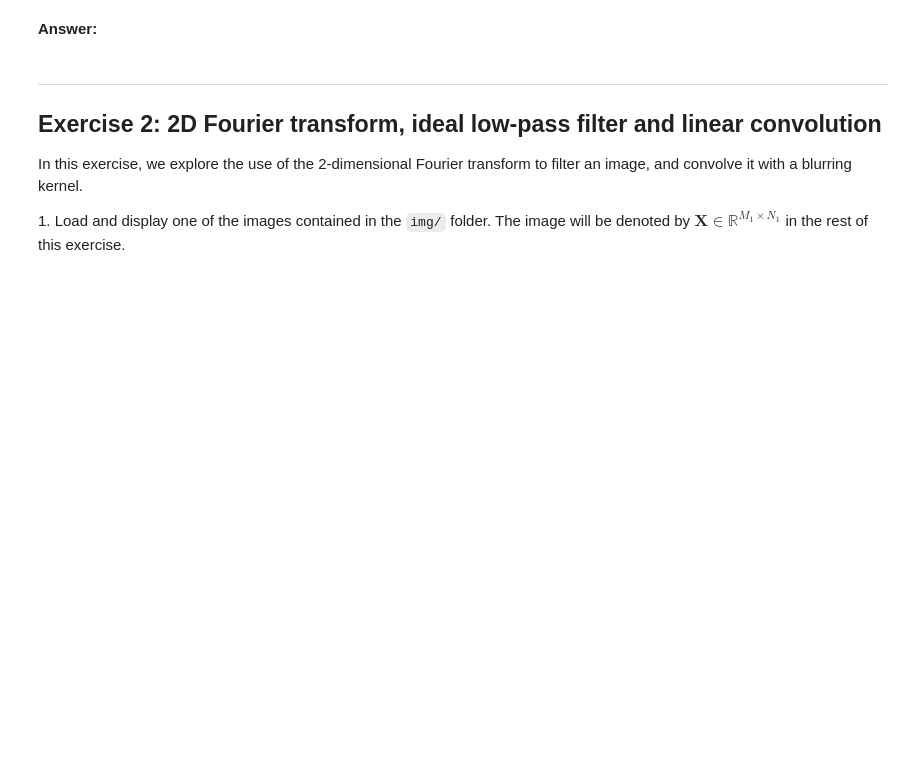
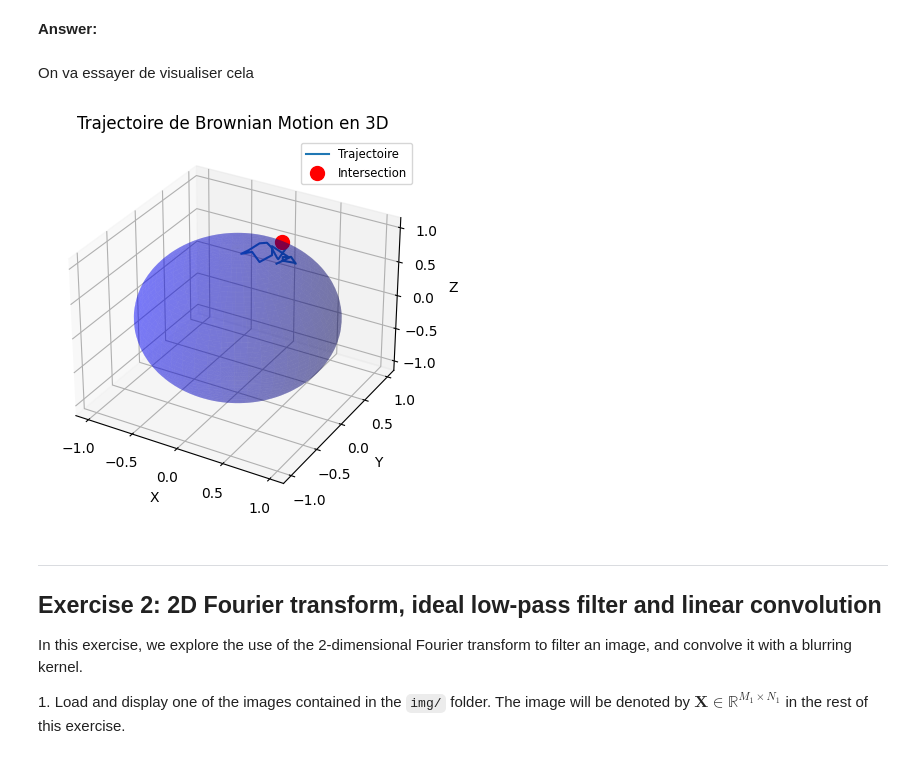
Before and after one commit to mcaron01/python_sdia, a Jupyter notebook: Labs/Lab3/lab3.ipynb, the cells around one changed output. Cells and saved outputs as stored; diff of their text form; code cells hidden in the pictures; blank space fills up the shorter version.

Commit message:
lab3 - exercice 1 - finish exercise

```diff
--- a/Labs/Lab3/lab3.ipynb
+++ b/Labs/Lab3/lab3.ipynb
@@ -201,3 +249,47 @@ plt.show()
+# %% [markdown]
+On va essayer de visualiser cela
+# %%
+# Paramètres de la simulation en 3D
+niter = 1000
+x_start = np.array([0.2, 0.4, 0.6])
+step_size = 0.01
+M = 3
+rng = np.random.default_rng()
+# %%
+# Simulation du mouvement brownien dans le cas 3D
+trajectory, intersection_point = m_dimensional_brownian_motion(niter, x_start, step_size, M, rng)
+# %%
+# Affichage de la trajectoire
+fig = plt.figure()
+ax = fig.add_subplot(projection='3d')
+ax.plot(trajectory[:,0], trajectory[:,1], trajectory[:,2])
+
+# Si un point d'intersection existe, on l'affiche
+if intersection_point is not None:
+    ax.scatter(intersection_point[0], intersection_point[1], intersection_point[2], color='red', s=100)
+
+# Affichage de la sphère pour mieux visualiser où est le point d'intersection
+u = np.linspace(0, 2 * np.pi, 100)
+v = np.linspace(0, np.pi, 100)
+x = np.outer(np.cos(u), np.sin(v))
+y = np.outer(np.sin(u), np.sin(v))
+z = np.outer(np.ones(np.size(u)), np.cos(v))
+ax.plot_surface(x, y, z, color='b', alpha=0.3)
+
+# Ajout des légendes aux axes
+ax.set_xlabel('X')
+ax.set_ylabel('Y')
+ax.set_zlabel('Z')
+
+plt.title('Trajectoire de Brownian Motion en 3D')
+plt.legend(['Trajectoire', 'Intersection'], fontsize='small')
+
+# On sauvegarde la figure en format .png
+plt.savefig('img/exercice1_trajectoires_browmian_motion_3D.png')
+
+plt.show()
+# %% [output]
+[figure, added]
 # %% [markdown]
 ---
 ## <a name="ex2">Exercise 2: 2D Fourier transform, ideal low-pass filter and linear convolution</a>
```
Also changed, not shown: parts of 5 cells of this notebook, 3 other files.
